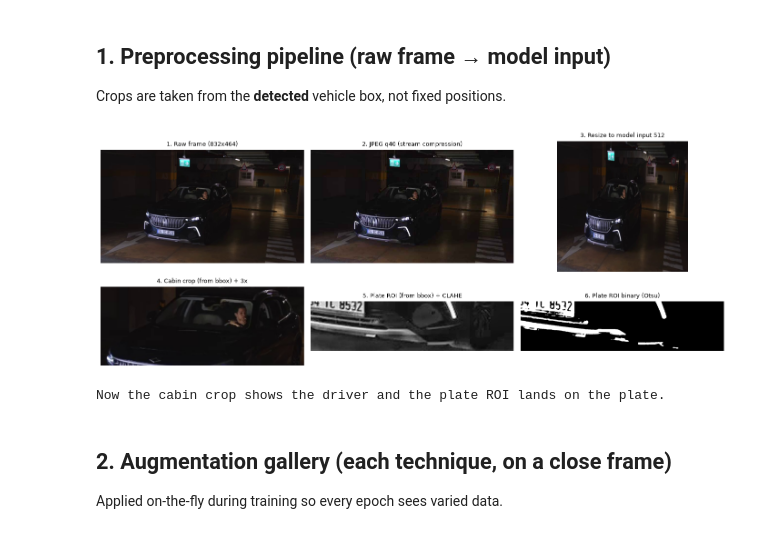
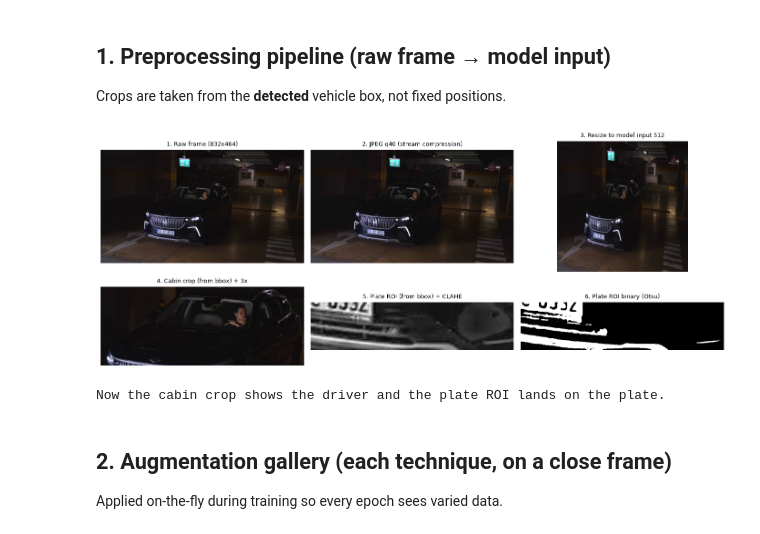
Before and after one commit to Manceb0/TeknoFest, a Jupyter notebook: notebooks/11_preprocessing_augmentation.ipynb, the cells around one changed output. Cells and saved outputs as stored; diff of their text form; code cells hidden in the pictures.

```diff
--- a/notebooks/11_preprocessing_augmentation.ipynb
+++ b/notebooks/11_preprocessing_augmentation.ipynb
@@ -27,26 +27,26 @@ Crops are taken from the **detected** vehicle box, not fixed positions.
 # %%
 def jpeg(im, q):
     ok, buf = cv2.imencode(".jpg", cv2.cvtColor(im, cv2.COLOR_RGB2BGR), [cv2.IMWRITE_JPEG_QUALITY, q])
     return cv2.cvtColor(cv2.imdecode(buf, 1), cv2.COLOR_BGR2RGB)
 bw, bh = x2-x1, y2-y1
 cabin = cv2.resize(img[y1:y1+int(bh*0.55), x1:x2], None, fx=3, fy=3)          # upper vehicle = cabin
-plate_roi = img[y1+int(bh*0.78):y2, x1+int(bw*0.18):x1+int(bw*0.82)]          # lower-center = plate
+plate_roi = img[y1+int(bh*0.80):y1+int(bh*0.92), x1+int(bw*0.24):x1+int(bw*0.60)]  # tight geometric ROI on the front plate
 plate_big = cv2.resize(plate_roi, None, fx=5, fy=5, interpolation=cv2.INTER_CUBIC)
 g = cv2.cvtColor(plate_big, cv2.COLOR_RGB2GRAY); cl = cv2.createCLAHE(3,(8,8)).apply(g)
 steps = {
     "1. Raw frame (832x464)": img,
     "2. JPEG q40 (stream compression)": jpeg(img, 40),
     "3. Resize to model input 512": cv2.resize(img, (512, 512)),
     "4. Cabin crop (from bbox) + 3x": cabin,
     "5. Plate ROI (from bbox) + CLAHE": cv2.cvtColor(cl, cv2.COLOR_GRAY2RGB),
     "6. Plate ROI binary (Otsu)": cv2.cvtColor(cv2.threshold(cl,0,255,cv2.THRESH_BINARY+cv2.THRESH_OTSU)[1], cv2.COLOR_GRAY2RGB),
 }
 fig,ax=plt.subplots(2,3,figsize=(14,6))
 for a,(t,im0) in zip(ax.ravel(),steps.items()): a.imshow(im0); a.set_title(t,fontsize=9); a.axis("off")
 plt.tight_layout(); plt.show()
 print("Now the cabin crop shows the driver and the plate ROI lands on the plate.")
 # %% [output]
-[figure, old version]
+[figure, new version]
 Now the cabin crop shows the driver and the plate ROI lands on the plate.
 # %% [markdown]
 ## 2. Augmentation gallery (each technique, on a close frame)
```
Also changed, not shown: parts of 1 cell of this notebook, 23 other files.
